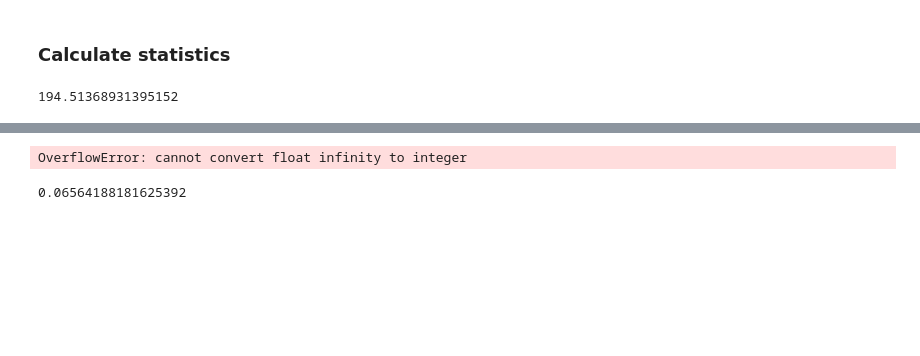
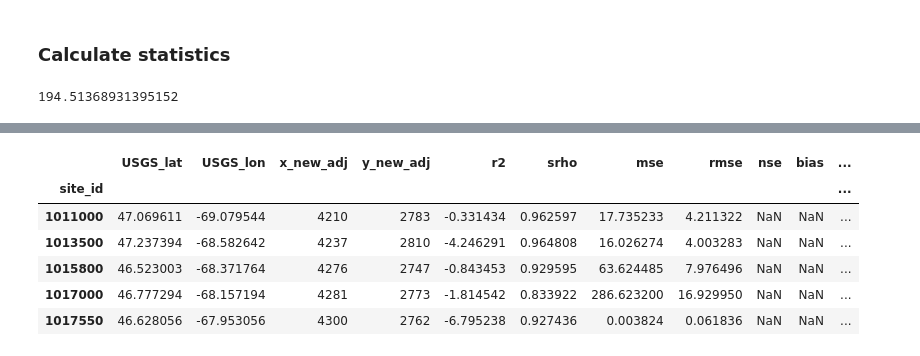
Before and after one commit to danielletijerina/PFCONUS2-analysis, a Jupyter notebook: scripts/Validation_scripts_backup/Streamflow/3_SaveStreamflowStats.ipynb, the cells around one changed output, grey strips where cells are left out. Drawn from its saved outputs; the diff is of its cells as text; code cells hidden in the pictures; blank space fills up the shorter version.

```diff
--- a/scripts/Validation_scripts_backup/Streamflow/3_SaveStreamflowStats.ipynb
+++ b/scripts/Validation_scripts_backup/Streamflow/3_SaveStreamflowStats.ipynb
@@ -42,0 +48,4 @@ pf_flow_matched.head()
+# %%
+# drop metadata columns, will use them later to make final csv with stats
+pf_flow_matched = pfdata.drop(columns=['USGS_lat', 'USGS_lon', 'x_new_adj', 'y_new_adj'])
+pf_flow_matched.head()
@@ -87,12 +147,32 @@ len(usgs_flow_matched.index)
 # %%
-for i in range(len(usgs_flow_df.index)):
-    gage = usgs_flow_matched.index[i]
-    stats_df[i] = (abs(np.sum(pf_flow_matched.loc[gage])-np.sum(usgs_flow_matched.loc[gage])))/np.sum(usgs_flow_matched.loc[gage]) #absolute percent bias
-    # print(pf_flow_matched.loc[gage])
+for g in range(len(usgs_flow_matched.index)):
+    gage = usgs_flow_matched.index[g]
+    absbias_daily[g] = (abs(np.sum(pf_flow_matched.loc[gage])-np.sum(usgs_flow_matched.loc[gage])))/np.sum(usgs_flow_matched.loc[gage]) #absolute percent bias
+    mse_daily[g] = mean_squared_error(usgs_flow_matched.loc[gage], pf_flow_matched.loc[gage])
+    rmse_daily[g] = sqrt(mean_squared_error(usgs_flow_matched.loc[gage], pf_flow_matched.loc[gage]))
+    r2_daily[g] = r2_score(usgs_flow_matched.loc[gage], pf_flow_matched.loc[gage])
+    srho_daily[g], pval_daily[g] = stats.spearmanr(usgs_flow_matched.loc[gage], pf_flow_matched.loc[gage])
+    #print(pf_flow_matched.loc[gage])
     # print(usgs_flow_matched.loc[gage])
+
+    #import necessary libraries
+
+
+#calculate RMSE
+# sqrt(mean_squared_error(actual, pred))
-# %% [output]
-OverflowError: cannot convert float infinity to integer
+# %%
+stats_df['absbias'] = absbias_daily
+stats_df['mse'] = mse_daily
+stats_df['rmse'] = rmse_daily
+stats_df['r2'] = r2_daily
+stats_df['srho'] = srho_daily
 # %%
-stats_df
+stats_df.head()
 # %% [output]
-0.06564188181625392
+|  | USGS_lat | USGS_lon | x_new_adj | y_new_adj | r2 | srho | mse | rmse | nse | bias | ... |
+| site_id |  |  |  |  |  |  |  |  |  |  | ... |
+| 1011000 | 47.069611 | -69.079544 | 4210 | 2783 | -0.331434 | 0.962597 | 17.735233 | 4.211322 | NaN | NaN | ... |
+| 1013500 | 47.237394 | -68.582642 | 4237 | 2810 | -4.246291 | 0.964808 | 16.026274 | 4.003283 | NaN | NaN | ... |
+| 1015800 | 46.523003 | -68.371764 | 4276 | 2747 | -0.843453 | 0.929595 | 63.624485 | 7.976496 | NaN | NaN | ... |
+| 1017000 | 46.777294 | -68.157194 | 4281 | 2773 | -1.814542 | 0.833922 | 286.623200 | 16.929950 | NaN | NaN | ... |
+| 1017550 | 46.628056 | -67.953056 | 4300 | 2762 | -6.795238 | 0.927436 | 0.003824 | 0.061836 | NaN | NaN | ... |
```
Also changed, not shown: parts of 20 cells of this notebook, 6 other files.
